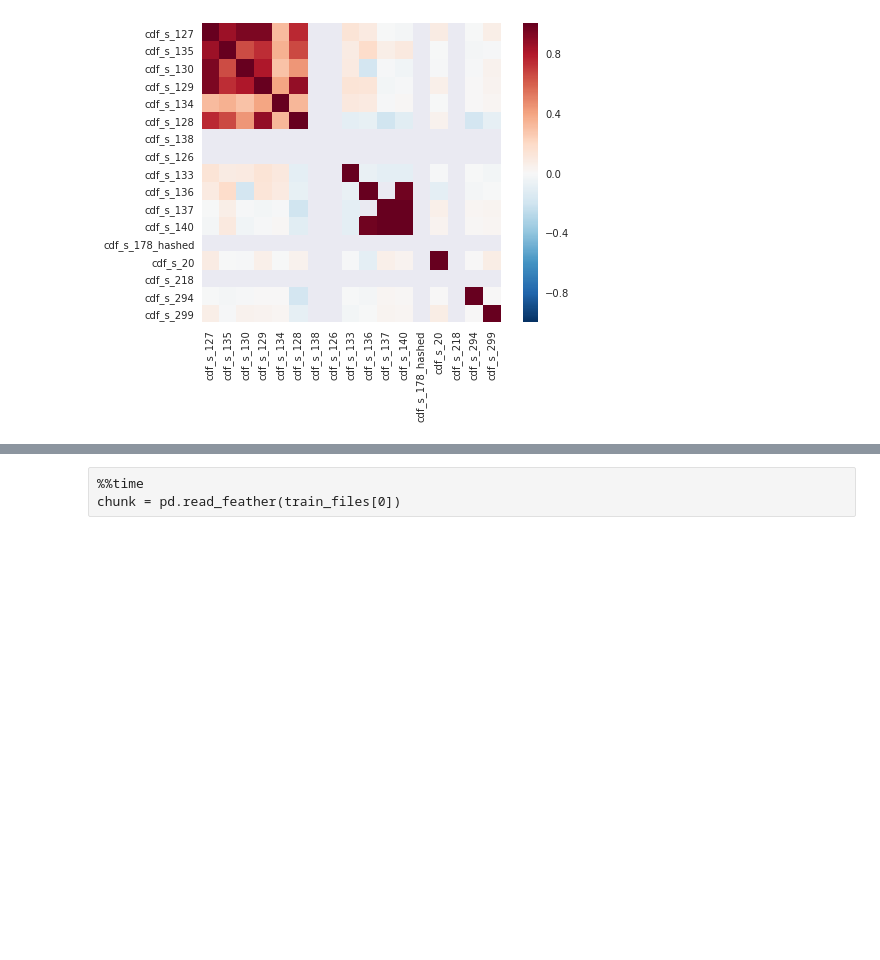
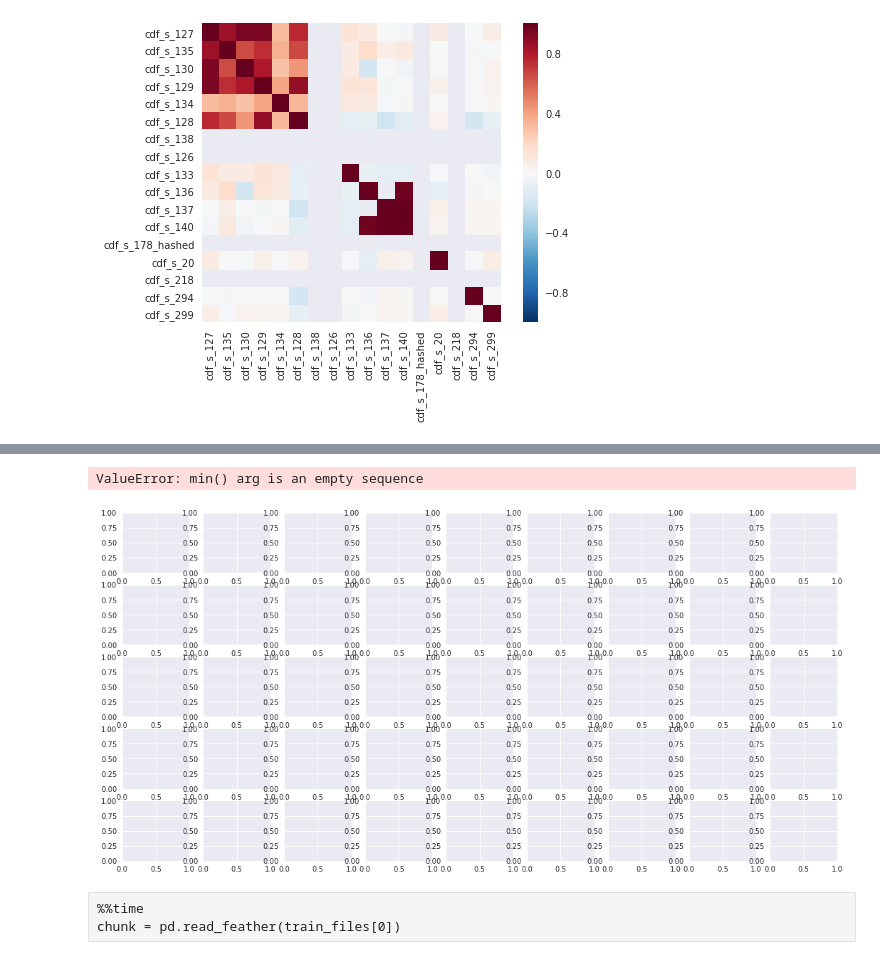
Before and after one commit to orlov-alexander/hse_nis, a Jupyter notebook: notebooks/exploration/andrey_data_visualization.ipynb, the cells around one changed output, grey strips where cells are left out. Saved outputs shown, nothing was run; the diff lists cells and outputs as text; code cells hidden in the pictures; blank space fills up the shorter version.

```diff
--- a/notebooks/exploration/andrey_data_visualization.ipynb
+++ b/notebooks/exploration/andrey_data_visualization.ipynb
@@ -258,0 +277,12 @@ pd.to_numeric(chunk[feature], errors='coerce').dropna().hist(bins=30)
+# %%
+fig, axes = plt.subplots(5, 9, figsize=(18, 9))
+#i = 0
+
+for i, feature in enumerate(chunk.columns.values):
+    ax = axes[i // 9, i % 9]
+    sns.countplot(x=feature, data=chunk, hue="custom_mark", ax=ax)
+    ax.set_title(feature + '\n' + feature_descr.get(feature, ''))
+fig.tight_layout()
+# %% [output]
+ValueError: min() arg is an empty sequence
+[figure, added]
```
Also changed, not shown: parts of 10 cells of this notebook.
